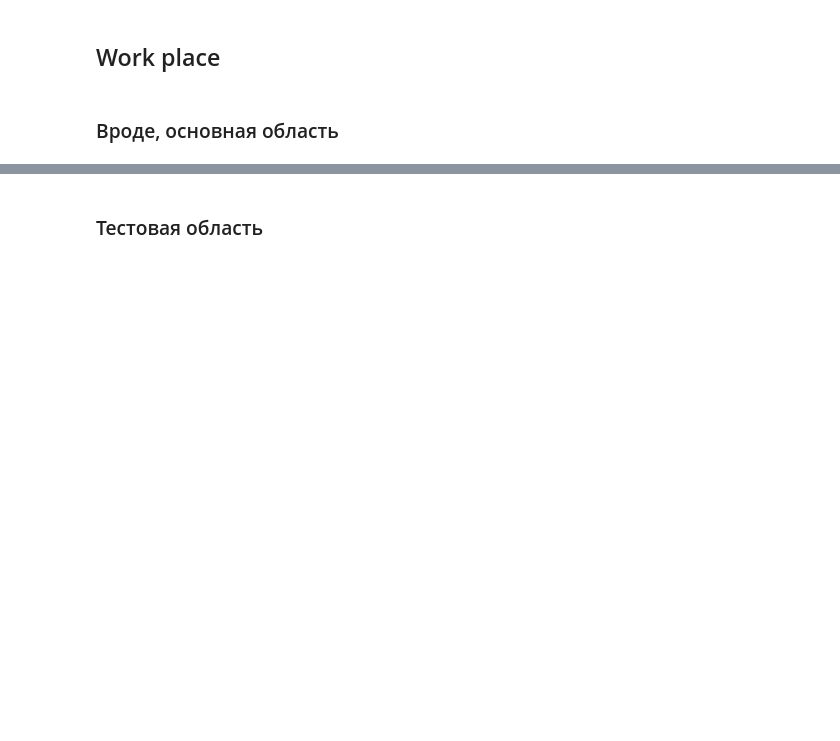
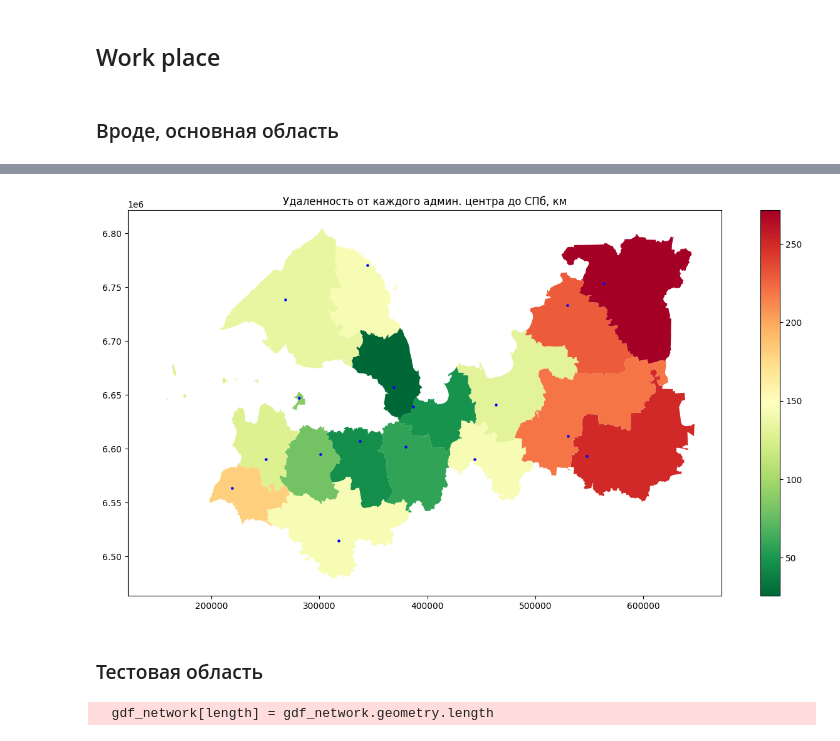
Before and after one commit to alexandermorozzov/transport_frames, a Jupyter notebook: Roma/Средняя доступность.ipynb, the cells around one changed output, grey strips where cells are left out. Saved outputs shown, nothing was run; the diff lists cells and outputs as text; code cells hidden in the pictures; blank space fills up the shorter version.

```diff
--- a/Roma/Средняя доступность.ipynb
+++ b/Roma/Средняя доступность.ipynb
@@ -255,4 +379,4 @@ edges_spb['length'] = edges_spb.geometry.length
 # %%
 gdf_18_points = pd.concat([gdf_17_points.to_crs(epsg=32636), saint_petersburg_point[['name', 'geometry']]], ignore_index=True)
 # gdf_lines = transferring_points_on_line(gdf_18_points, roads_within_polygon.drop(columns=['index_right', 'name']), 'name')
-gdf_lines_spb = transferring_points_on_line(gdf_18_points, edges_spb, column_1='name', column_2='admin_centers')
+gdf_lines_spb = transferring_points_on_line(gdf_18_points, edges, column_1='name', column_2='admin_centers')
@@ -271,3 +411,4 @@ for u, v, data in graph.edges(data=True):
     if graph.nodes[v]:
         if isinstance(data['admin_centers'], str):
             graph.nodes[v]['admin_centers'] = data['admin_centers']
+    data['length_meter'] = float(data['length_meter'])
@@ -295,7 +453,7 @@ def search_min_distance_18(graph):
     for source_node, name in source_nodes:
         for target_node, name_right in target_nodes:
             try:
-                length, path = nx.single_source_dijkstra(graph, source=source_node, target=target_node, weight='length')
+                length, path = nx.single_source_dijkstra(graph, source=source_node, target=target_node, weight='length_meter')
                 if name not in min_distances or (length/1000) < min_distances[name][0]:
                     min_distances[name] = (length/1000, path)
             except nx.NetworkXNoPath:
@@ -314,0 +471,24 @@ result_path_length_18
+# %%
+# Объединение DataFrame
+result_path_length_18.reset_index(inplace=True)
+merged = pd.merge(
+    gdf_18_points,
+    result_path_length_18,
+    left_on=['name'],
+    right_on=['index'],
+    how='left'
+)
+
+merged_full = pd.merge(
+    gdf_polygon[['name', 'geometry']],
+    merged,
+    left_on=['name'],
+    right_on=['municipal district'],
+    how='left'
+)
+
+# Преобразование в GeoDataFrame
+gdf_merged_full = gpd.GeoDataFrame(merged_full, geometry='geometry_x')
+
+# Установка координатной системы
+gdf_merged_full.crs = gdf_polygon.crs
@@ -315,3 +515,18 @@ result_path_length_18
+# %%
+fig, ax = plt.subplots(1, 1, figsize=(16, 8))
+
+# Отображение полигонов с цветами, зависящими от столбца 'min_distance'
+gdf_merged_full.to_crs(epsg=32636).plot(column='min_distance', cmap='RdYlGn_r', ax=ax, legend=True)
+# Отображение точек
+gdf_merged_full.geometry_y.plot(ax=ax, color='blue', markersize=5)
+# Добавление легенды
+plt.title('Удаленность от каждого админ. центра до СПб, км')
+# Сохранение картинки
+plt.savefig('data/png/Удаленность от каждого админ. центра до СПб, км.png', dpi=600)
+# Отображение карты
+plt.show()
+# %% [output]
+[figure, added]
 # %%
 import folium
 mymap = folium.Map()
@@ -396,6 +620,10 @@ for u, v, data in graph.edges(data=True):
         if isinstance(data['nearest_fuel'], list):
             if 'nearest_fuel' not in graph.nodes[v]:
                 graph.nodes[v]['nearest_fuel'] = data['nearest_fuel']
+    data['length_meter'] = float(data['length_meter'])
+    data['time_min'] = float(data['time_min'])
+# %% [output]
+  gdf_network[length] = gdf_network.geometry.length
 # %%
 def search_min_distance_fuel(graph):
     source_nodes = []
```
Also changed, not shown: parts of 52 cells of this notebook, 1 other file.
